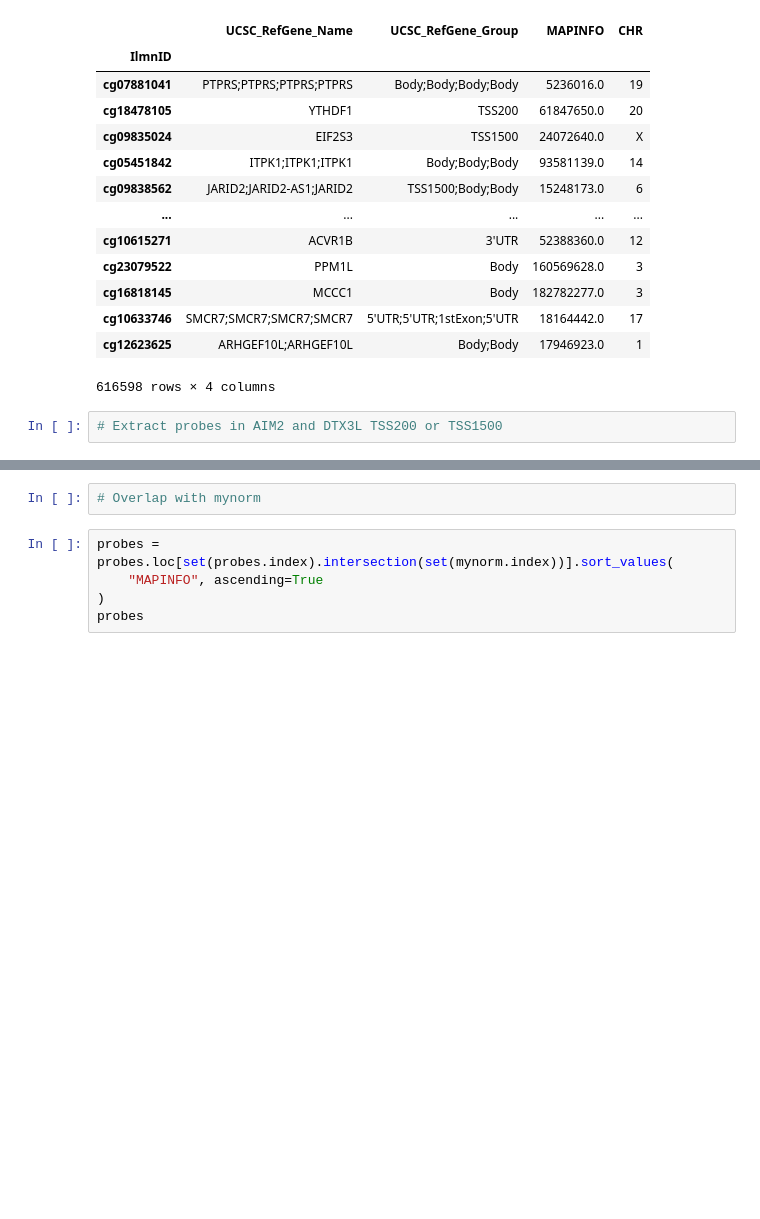
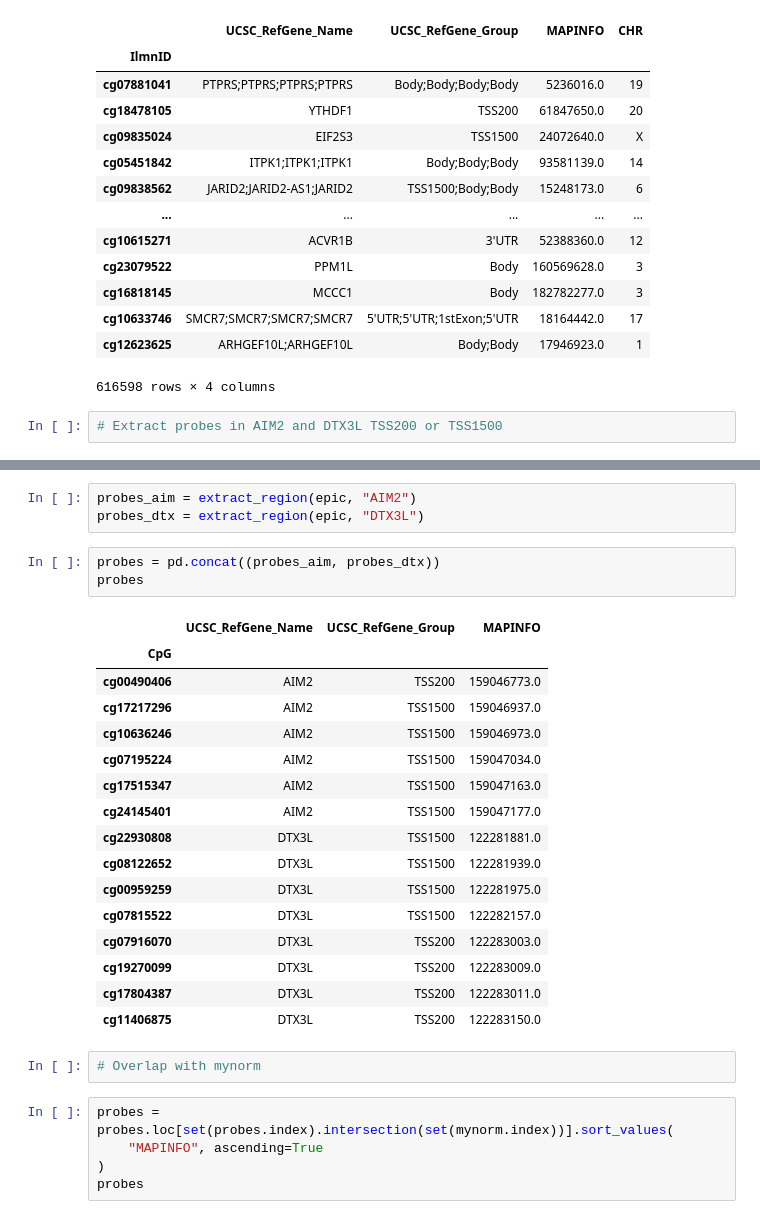
Before and after one commit to ClinicalEpigeneticsLaboratory/covid-project, a Jupyter notebook: Notebooks/RegionsVis_C.ipynb, the cells around one changed output, grey strips where cells are left out. Cells and saved outputs as stored; diff of their text form; blank space fills up the shorter version.

```diff
--- a/Notebooks/RegionsVis_C.ipynb
+++ b/Notebooks/RegionsVis_C.ipynb
@@ -70,3 +71,26 @@ probes
+# %%
+probes_aim = extract_region(epic, "AIM2")
+probes_dtx = extract_region(epic, "DTX3L")
+# %%
+probes = pd.concat((probes_aim, probes_dtx))
+probes
+# %% [output]
+|  | UCSC_RefGene_Name | UCSC_RefGene_Group | MAPINFO |
+| CpG |  |  |  |
+| cg00490406 | AIM2 | TSS200 | 159046773.0 |
+| cg17217296 | AIM2 | TSS1500 | 159046937.0 |
+| cg10636246 | AIM2 | TSS1500 | 159046973.0 |
+| cg07195224 | AIM2 | TSS1500 | 159047034.0 |
+| cg17515347 | AIM2 | TSS1500 | 159047163.0 |
+| cg24145401 | AIM2 | TSS1500 | 159047177.0 |
+| cg22930808 | DTX3L | TSS1500 | 122281881.0 |
+| cg08122652 | DTX3L | TSS1500 | 122281939.0 |
+| cg00959259 | DTX3L | TSS1500 | 122281975.0 |
+| cg07815522 | DTX3L | TSS1500 | 122282157.0 |
+| cg07916070 | DTX3L | TSS200 | 122283003.0 |
+| cg19270099 | DTX3L | TSS200 | 122283009.0 |
+| cg17804387 | DTX3L | TSS200 | 122283011.0 |
+| cg11406875 | DTX3L | TSS200 | 122283150.0 |
 # %%
 # Overlap with mynorm
 # %%
```
Also changed, not shown: parts of 11 cells of this notebook, 25 other files.
